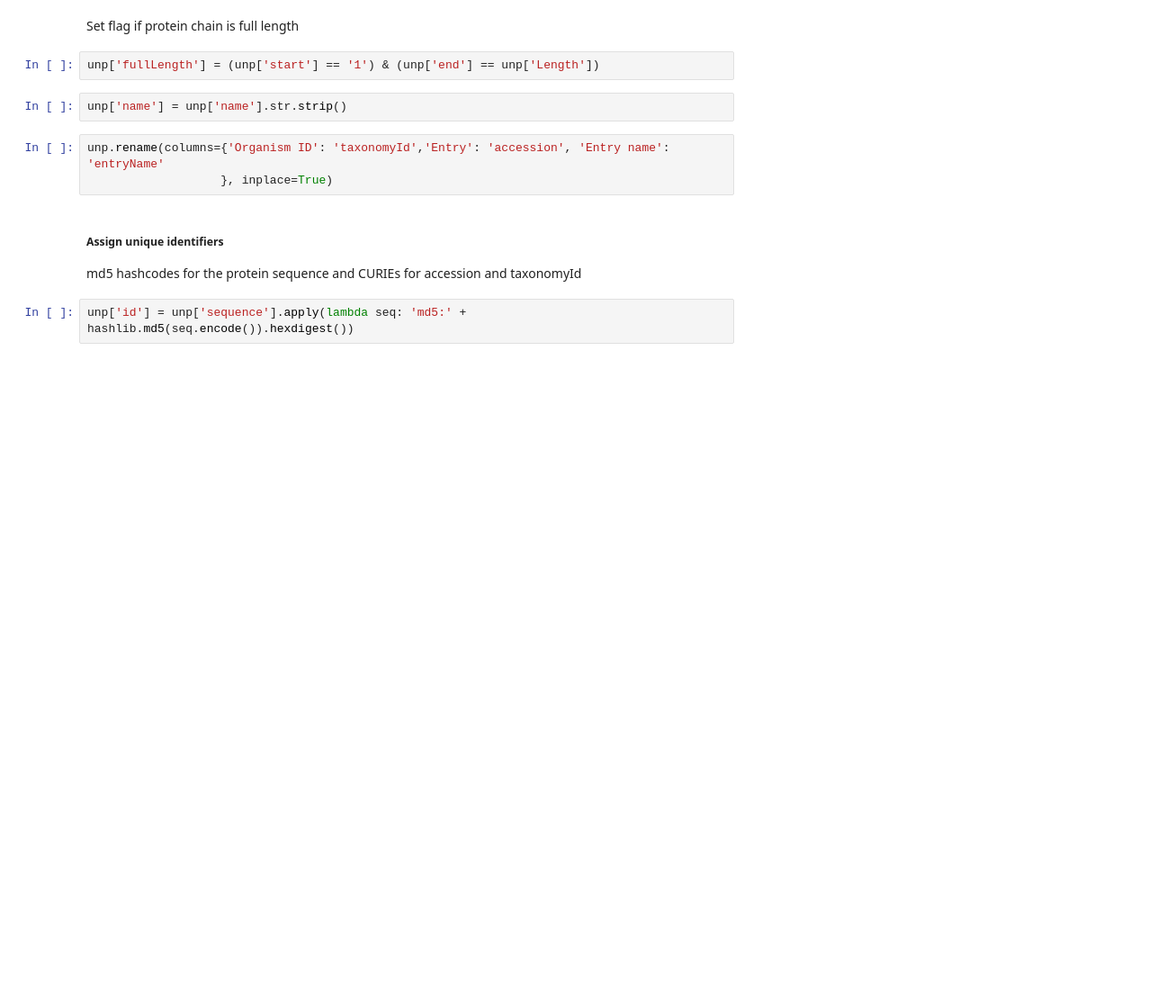
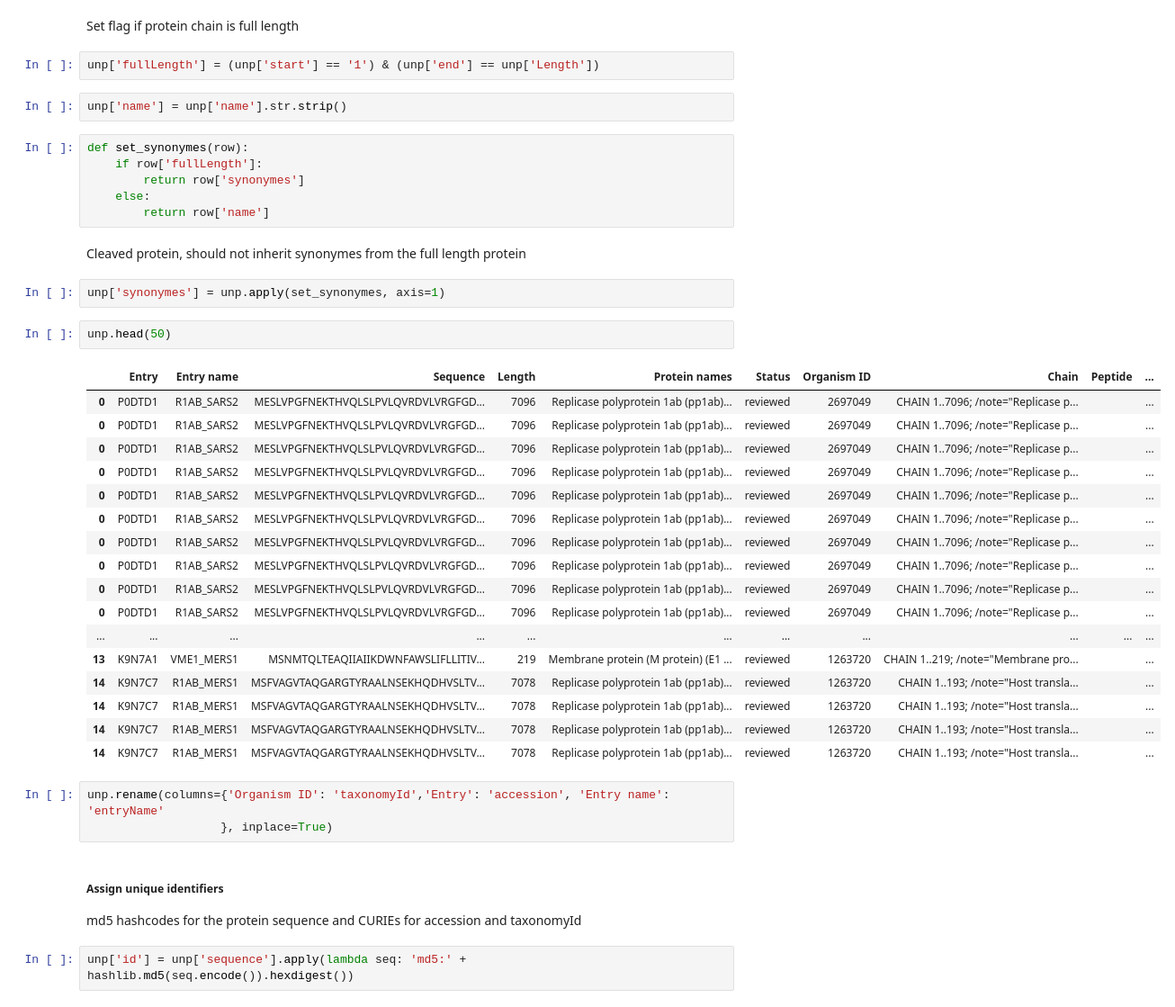
Before and after one commit to covid-19-net/covid-19-community, a Jupyter notebook: notebooks/dataprep/01a-UniProtProtein.ipynb, the cells around one changed output. Shown: that part at 90% size. Cells and saved outputs as stored; diff of their text form; blank space fills up the shorter version.

```diff
--- a/notebooks/dataprep/01a-UniProtProtein.ipynb
+++ b/notebooks/dataprep/01a-UniProtProtein.ipynb
@@ -170,6 +190,36 @@ Set flag if protein chain is full length
 unp['fullLength'] = (unp['start'] == '1') & (unp['end'] == unp['Length'])
 # %%
 unp['name'] = unp['name'].str.strip()
+# %%
+def set_synonymes(row):
+    if row['fullLength']:
+        return row['synonymes']
+    else:
+        return row['name']
+# %% [markdown]
+Cleaved protein, should not inherit synonymes from the full length protein
+# %%
+unp['synonymes'] = unp.apply(set_synonymes, axis=1)
+# %%
+unp.head(50)
+# %% [output]
+|  | Entry | Entry name | Sequence | Length | Protein names | Status | Organism ID | Chain | Peptide | ... |
+| 0 | P0DTD1 | R1AB_SARS2 | MESLVPGFNEKTHVQLSLPVLQVRDVLVRGFGD... | 7096 | Replicase polyprotein 1ab (pp1ab)... | reviewed | 2697049 | CHAIN 1..7096; /note="Replicase p... |  | ... |
+| 0 | P0DTD1 | R1AB_SARS2 | MESLVPGFNEKTHVQLSLPVLQVRDVLVRGFGD... | 7096 | Replicase polyprotein 1ab (pp1ab)... | reviewed | 2697049 | CHAIN 1..7096; /note="Replicase p... |  | ... |
+| 0 | P0DTD1 | R1AB_SARS2 | MESLVPGFNEKTHVQLSLPVLQVRDVLVRGFGD... | 7096 | Replicase polyprotein 1ab (pp1ab)... | reviewed | 2697049 | CHAIN 1..7096; /note="Replicase p... |  | ... |
+| 0 | P0DTD1 | R1AB_SARS2 | MESLVPGFNEKTHVQLSLPVLQVRDVLVRGFGD... | 7096 | Replicase polyprotein 1ab (pp1ab)... | reviewed | 2697049 | CHAIN 1..7096; /note="Replicase p... |  | ... |
+| 0 | P0DTD1 | R1AB_SARS2 | MESLVPGFNEKTHVQLSLPVLQVRDVLVRGFGD... | 7096 | Replicase polyprotein 1ab (pp1ab)... | reviewed | 2697049 | CHAIN 1..7096; /note="Replicase p... |  | ... |
+| 0 | P0DTD1 | R1AB_SARS2 | MESLVPGFNEKTHVQLSLPVLQVRDVLVRGFGD... | 7096 | Replicase polyprotein 1ab (pp1ab)... | reviewed | 2697049 | CHAIN 1..7096; /note="Replicase p... |  | ... |
+| 0 | P0DTD1 | R1AB_SARS2 | MESLVPGFNEKTHVQLSLPVLQVRDVLVRGFGD... | 7096 | Replicase polyprotein 1ab (pp1ab)... | reviewed | 2697049 | CHAIN 1..7096; /note="Replicase p... |  | ... |
+| 0 | P0DTD1 | R1AB_SARS2 | MESLVPGFNEKTHVQLSLPVLQVRDVLVRGFGD... | 7096 | Replicase polyprotein 1ab (pp1ab)... | reviewed | 2697049 | CHAIN 1..7096; /note="Replicase p... |  | ... |
+| 0 | P0DTD1 | R1AB_SARS2 | MESLVPGFNEKTHVQLSLPVLQVRDVLVRGFGD... | 7096 | Replicase polyprotein 1ab (pp1ab)... | reviewed | 2697049 | CHAIN 1..7096; /note="Replicase p... |  | ... |
+| 0 | P0DTD1 | R1AB_SARS2 | MESLVPGFNEKTHVQLSLPVLQVRDVLVRGFGD... | 7096 | Replicase polyprotein 1ab (pp1ab)... | reviewed | 2697049 | CHAIN 1..7096; /note="Replicase p... |  | ... |
+| ... | ... | ... | ... | ... | ... | ... | ... | ... | ... | ... |
+| 13 | K9N7A1 | VME1_MERS1 | MSNMTQLTEAQIIAIIKDWNFAWSLIFLLITIV... | 219 | Membrane protein (M protein) (E1 ... | reviewed | 1263720 | CHAIN 1..219; /note="Membrane pro... |  | ... |
+| 14 | K9N7C7 | R1AB_MERS1 | MSFVAGVTAQGARGTYRAALNSEKHQDHVSLTV... | 7078 | Replicase polyprotein 1ab (pp1ab)... | reviewed | 1263720 | CHAIN 1..193; /note="Host transla... |  | ... |
+| 14 | K9N7C7 | R1AB_MERS1 | MSFVAGVTAQGARGTYRAALNSEKHQDHVSLTV... | 7078 | Replicase polyprotein 1ab (pp1ab)... | reviewed | 1263720 | CHAIN 1..193; /note="Host transla... |  | ... |
+| 14 | K9N7C7 | R1AB_MERS1 | MSFVAGVTAQGARGTYRAALNSEKHQDHVSLTV... | 7078 | Replicase polyprotein 1ab (pp1ab)... | reviewed | 1263720 | CHAIN 1..193; /note="Host transla... |  | ... |
+| 14 | K9N7C7 | R1AB_MERS1 | MSFVAGVTAQGARGTYRAALNSEKHQDHVSLTV... | 7078 | Replicase polyprotein 1ab (pp1ab)... | reviewed | 1263720 | CHAIN 1..193; /note="Host transla... |  | ... |
 # %%
 unp.rename(columns={'Organism ID': 'taxonomyId','Entry': 'accession', 'Entry name': 'entryName'
                    }, inplace=True)
```
Also changed, not shown: parts of 2 cells of this notebook, 3 other files.
